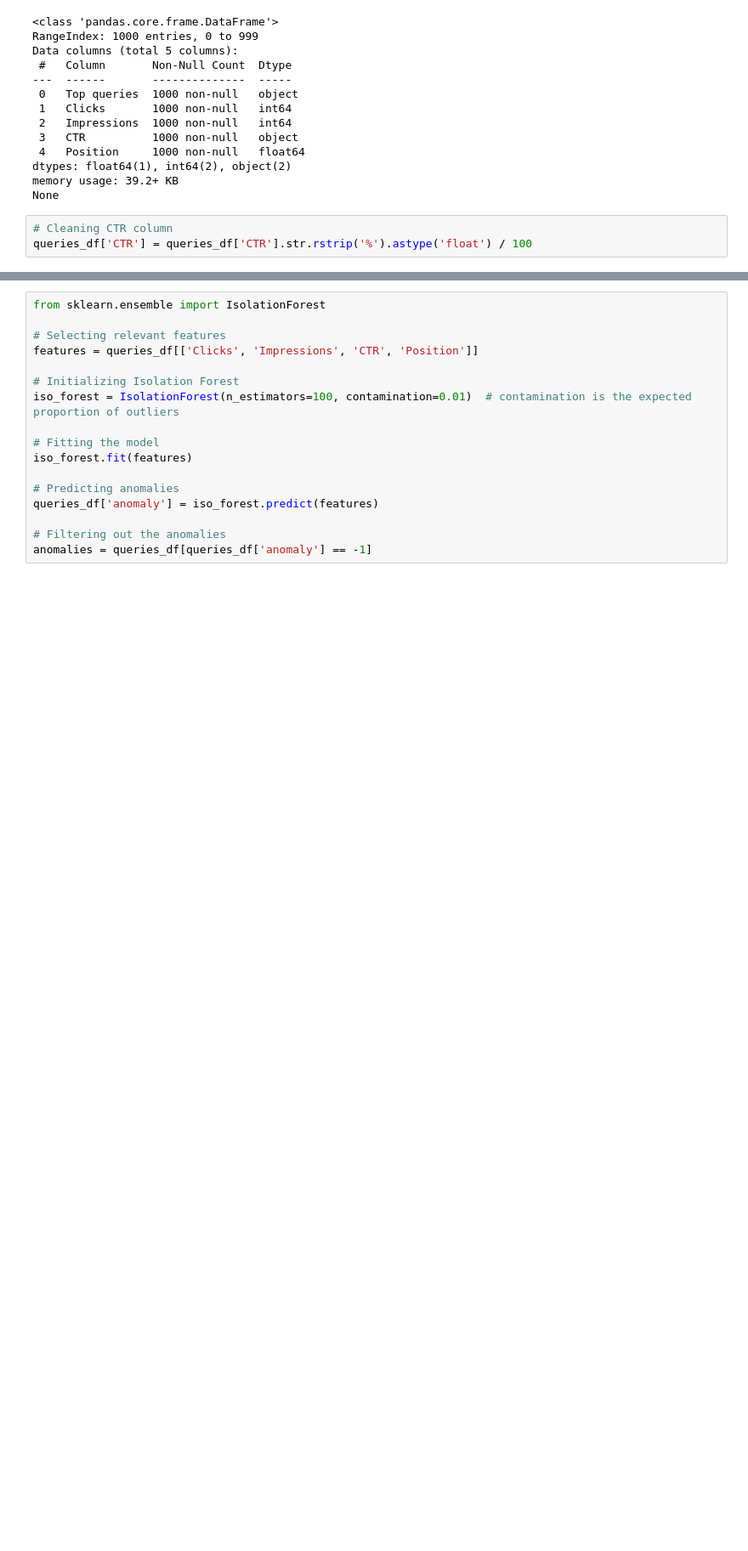
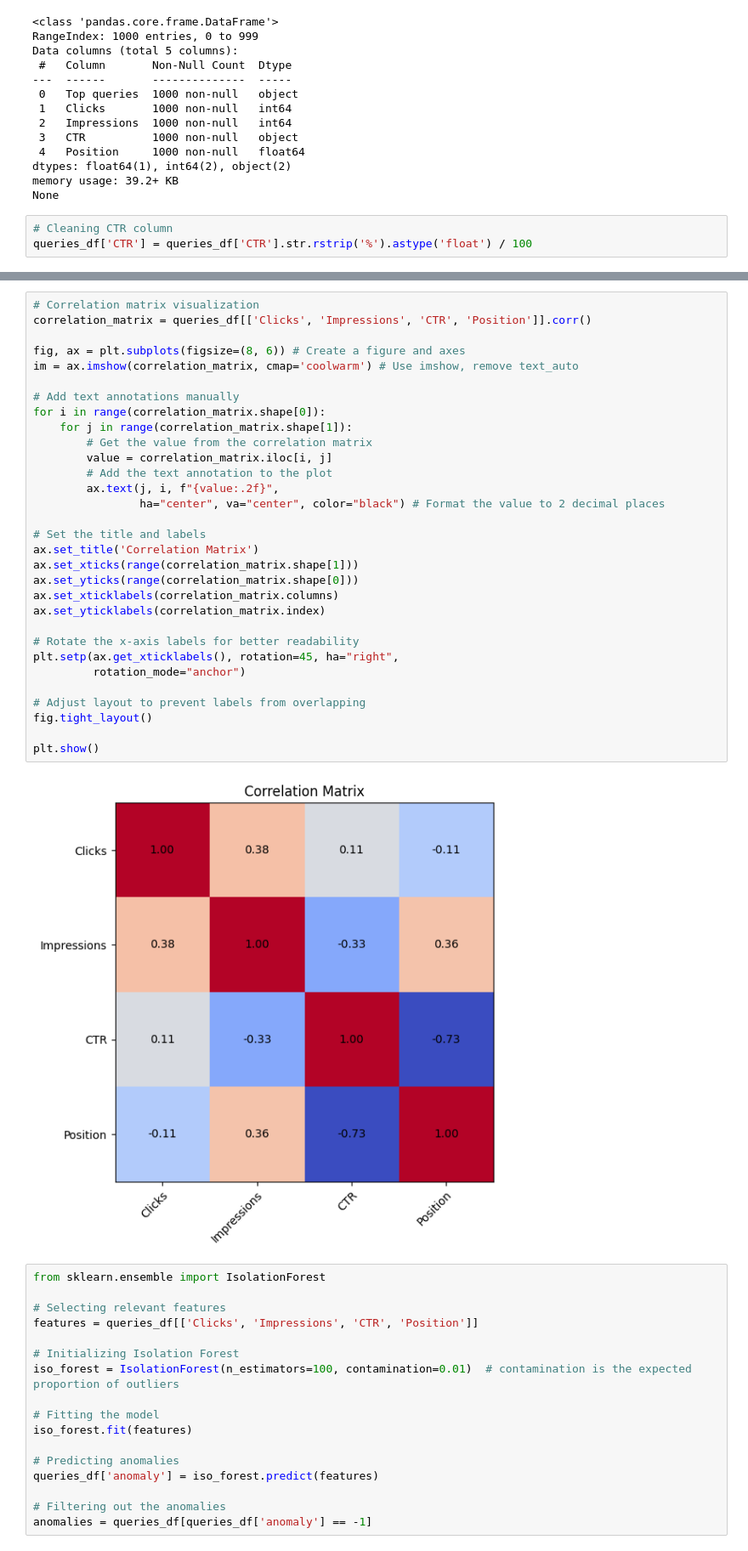
Before and after one commit to Srushti-17/search_query_anomaly, a Jupyter notebook: search_query_anomaly.ipynb, the cells around one changed output, grey strips where cells are left out. Shown at 85% size. Drawn from its saved outputs; the diff is of its cells as text; blank space fills up the shorter version.

```diff
--- a/search_query_anomaly.ipynb
+++ b/search_query_anomaly.ipynb
@@ -96,3 +130,36 @@ fig_corr.show()
+# %%
+# Correlation matrix visualization
+correlation_matrix = queries_df[['Clicks', 'Impressions', 'CTR', 'Position']].corr()
+
+fig, ax = plt.subplots(figsize=(8, 6)) # Create a figure and axes
+im = ax.imshow(correlation_matrix, cmap='coolwarm') # Use imshow, remove text_auto
+
+# Add text annotations manually
+for i in range(correlation_matrix.shape[0]):
+    for j in range(correlation_matrix.shape[1]):
+        # Get the value from the correlation matrix
+        value = correlation_matrix.iloc[i, j]
+        # Add the text annotation to the plot
+        ax.text(j, i, f"{value:.2f}",
+                ha="center", va="center", color="black") # Format the value to 2 decimal places
+
+# Set the title and labels
+ax.set_title('Correlation Matrix')
+ax.set_xticks(range(correlation_matrix.shape[1]))
+ax.set_yticks(range(correlation_matrix.shape[0]))
+ax.set_xticklabels(correlation_matrix.columns)
+ax.set_yticklabels(correlation_matrix.index)
+
+# Rotate the x-axis labels for better readability
+plt.setp(ax.get_xticklabels(), rotation=45, ha="right",
+         rotation_mode="anchor")
+
+# Adjust layout to prevent labels from overlapping
+fig.tight_layout()
+
+plt.show()
+# %% [output]
+[figure, added]
 # %%
 from sklearn.ensemble import IsolationForest
 
```
Also changed, not shown: parts of 9 cells of this notebook.
